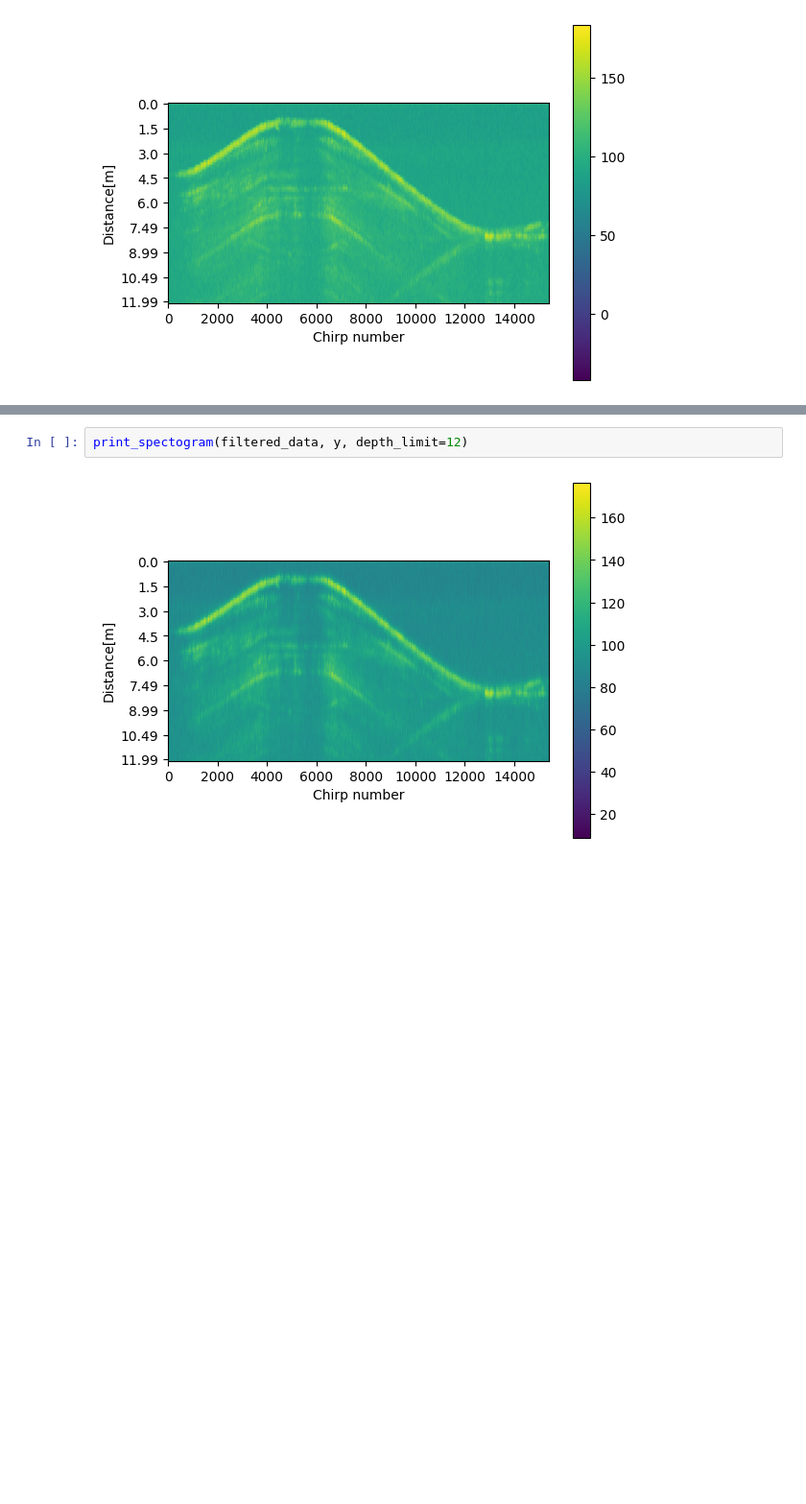
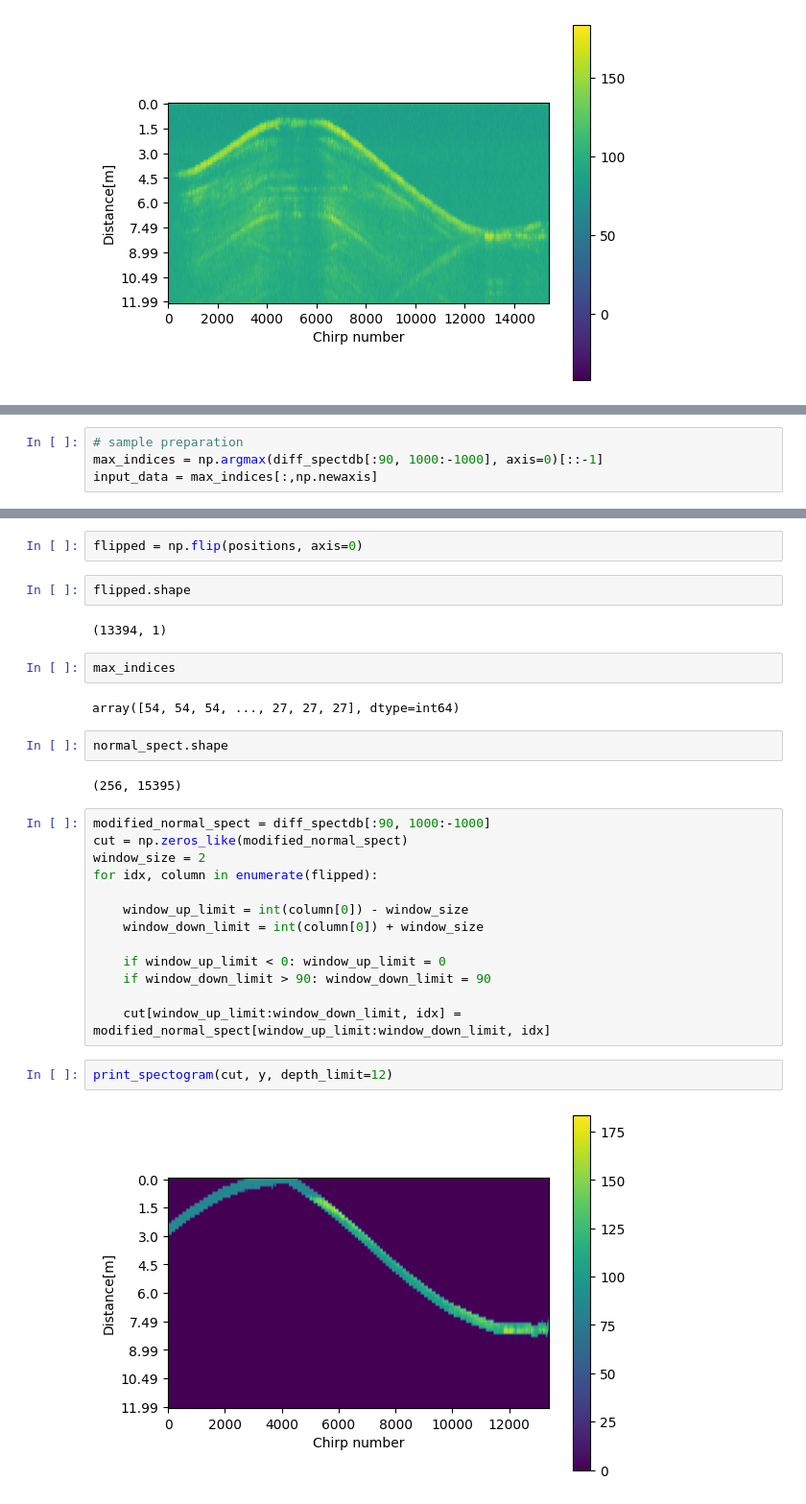
Before and after one commit to Norceis/radar-project, a Jupyter notebook: notebooks/kalman_tests.ipynb, the cells around one changed output, grey strips where cells are left out. Shown at 96% size. Saved outputs shown, nothing was run; the diff lists cells and outputs as text; blank space fills up the shorter version.

```diff
--- a/notebooks/kalman_tests.ipynb
+++ b/notebooks/kalman_tests.ipynb
@@ -72,0 +76,4 @@ for t in tqdm(range(15394)):
+# %%
+# sample preparation
+max_indices = np.argmax(diff_spectdb[:90, 1000:-1000], axis=0)[::-1]
+input_data = max_indices[:,np.newaxis]
@@ -73,5 +143,32 @@ for t in tqdm(range(15394)):
+# %%
+flipped = np.flip(positions, axis=0)
+# %%
+flipped.shape
+# %% [output]
+(13394, 1)
+# %%
+max_indices
+# %% [output]
+array([54, 54, 54, ..., 27, 27, 27], dtype=int64)
+# %%
+normal_spect.shape
+# %% [output]
+(256, 15395)
+# %%
+modified_normal_spect = diff_spectdb[:90, 1000:-1000]
+cut = np.zeros_like(modified_normal_spect)
+window_size = 2
+for idx, column in enumerate(flipped):
+
+    window_up_limit = int(column[0]) - window_size
+    window_down_limit = int(column[0]) + window_size
+
+    if window_up_limit < 0: window_up_limit = 0
+    if window_down_limit > 90: window_down_limit = 90
+
+    cut[window_up_limit:window_down_limit, idx] = modified_normal_spect[window_up_limit:window_down_limit, idx]
 # %%
-print_spectogram(filtered_data, y, depth_limit=12)
+print_spectogram(cut, y, depth_limit=12)
 # %% [output]
-[figure, old version]
+[figure, new version]
 # %%
```
Also changed, not shown: parts of 11 cells of this notebook, 2 other files.
